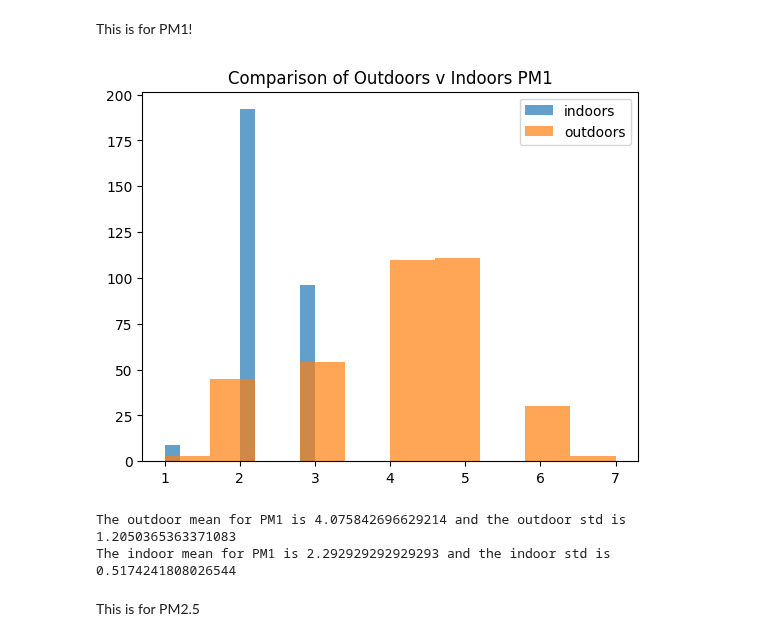
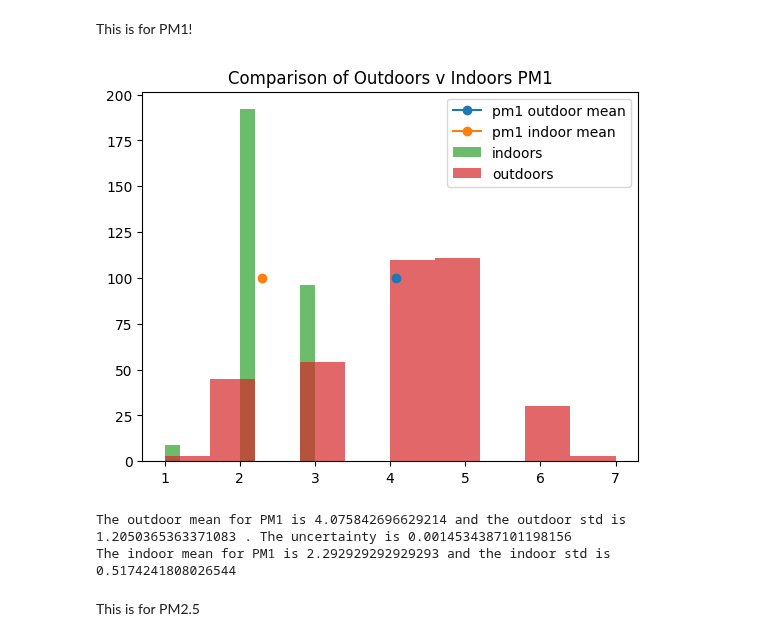
Before and after one commit to Gish-Sky/E11_LabWork, a Jupyter notebook: Lab-Activity-Week-6.ipynb, the cells around one changed output. Saved outputs shown, nothing was run; the diff lists cells and outputs as text; code cells hidden in the pictures.

```diff
--- a/Lab-Activity-Week-6.ipynb
+++ b/Lab-Activity-Week-6.ipynb
@@ -40,22 +40,30 @@ outdoors
 This is for PM1!
 # %%
 indoors = pd.read_csv("InsideData.csv")
+pm1_outdoor_mean = np.mean(outdoors['PM1'])
+pm1_indoor_mean = np.mean(indoors['PM1'])
+pm1_outdoor_std = np.std(outdoors['PM1'])
+pm1_indoor_std = np.std(indoors['PM1'])
+plt.plot(pm1_outdoor_mean, 100, label = 'pm1 outdoor mean', marker = 'o')
+plt.plot(pm1_indoor_mean, 100, label = 'pm1 indoor mean', marker = 'o')
 plt.hist(indoors['PM1'], alpha = 0.7, label = 'indoors')
 plt.hist(outdoors['PM1'], alpha = 0.7, label = 'outdoors')
 plt.title("Comparison of Outdoors v Indoors PM1")
 plt.legend()
 plt.show()
 # %% [output]
-[figure, old version]
+[figure, new version]
 # %%
 pm1_outdoor_mean = np.mean(outdoors['PM1'])
 pm1_indoor_mean = np.mean(indoors['PM1'])
 pm1_outdoor_std = np.std(outdoors['PM1'])
 pm1_indoor_std = np.std(indoors['PM1'])
-print("The outdoor mean for PM1 is", pm1_outdoor_mean, "and the outdoor std is", pm1_outdoor_std)
+pm1_outdoor_unc = pm1_indoor_std/len(outdoors['PM1'])
+print("The outdoor mean for PM1 is", pm1_outdoor_mean, "and the outdoor std is", pm1_outdoor_std, ". The uncertainty is", pm1_outdoor_unc)
 print("The indoor mean for PM1 is", pm1_indoor_mean, "and the indoor std is", pm1_indoor_std)
+#uncertainty = sd/sqrt(num stuff)
 # %% [output]
-The outdoor mean for PM1 is 4.075842696629214 and the outdoor std is 1.2050365363371083
+The outdoor mean for PM1 is 4.075842696629214 and the outdoor std is 1.2050365363371083 . The uncertainty is 0.0014534387101198156
 The indoor mean for PM1 is 2.292929292929293 and the indoor std is 0.5174241808026544
 # %% [markdown]
 This is for PM2.5
```
